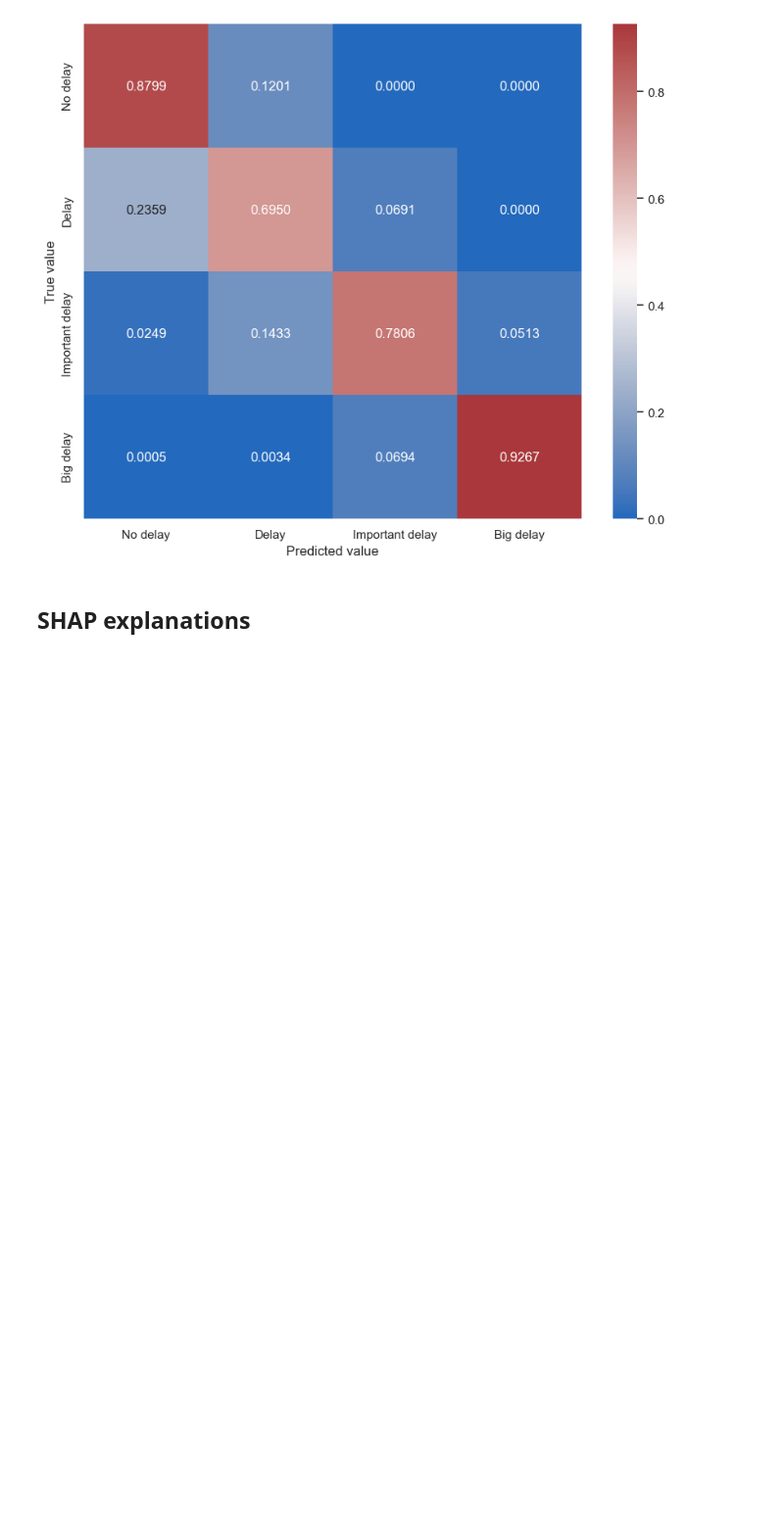
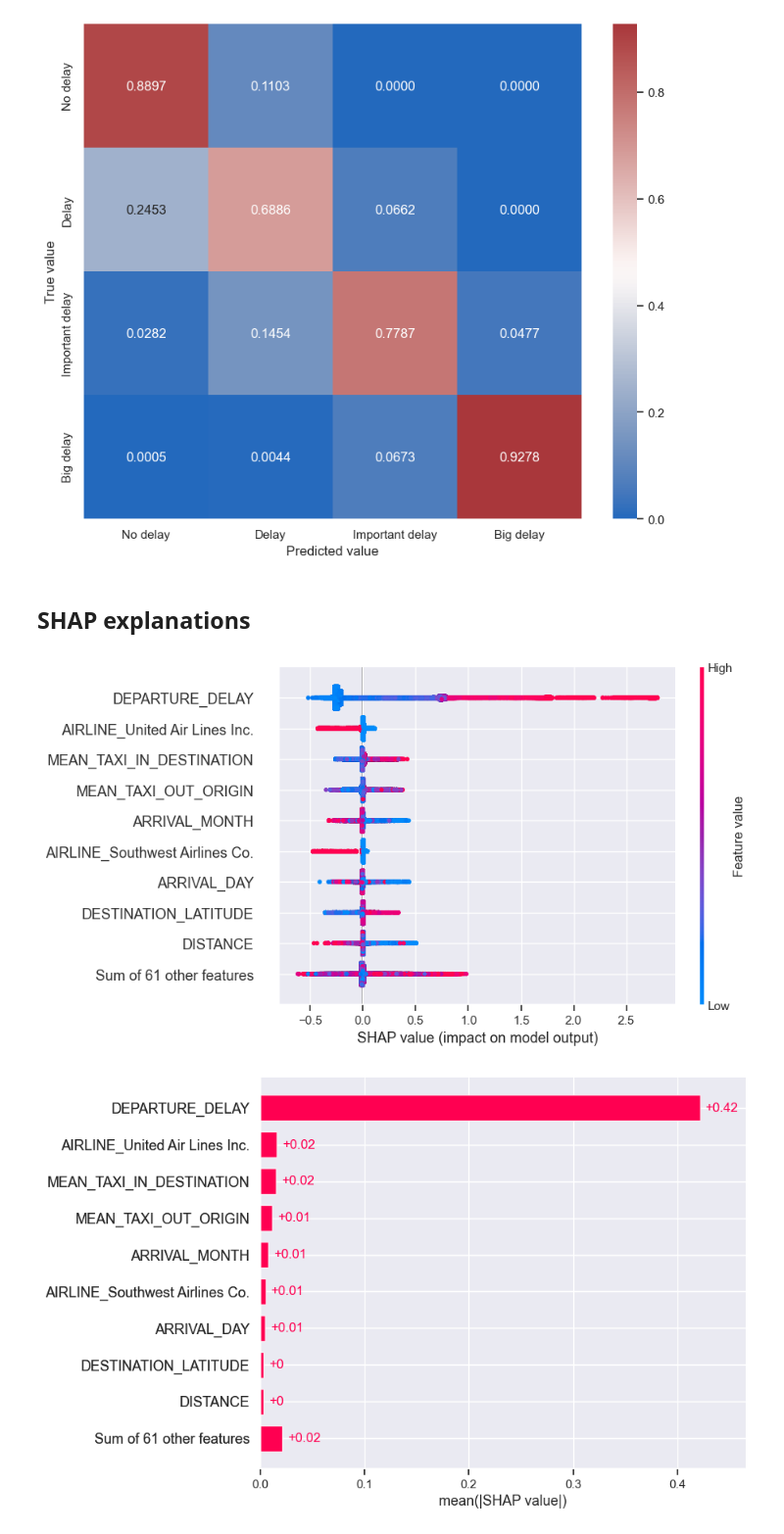
Before and after one commit to cezaryjanuszek/FlightDelays_prediction, a Jupyter notebook: PredictionModel_baseline.ipynb, the cells around one changed output. Shown at 98% size. Saved outputs shown, nothing was run; the diff lists cells and outputs as text; code cells hidden in the pictures; blank space fills up the shorter version.

Commit message:
shap added to baseline

```diff
--- a/PredictionModel_baseline.ipynb
+++ b/PredictionModel_baseline.ipynb
@@ -242,16 +233,3 @@ Counter(Y_train)
 Train samples:  976964
 Test samples:  418700
 Counter({0: 788206, 1: 128950, 2: 50797, 3: 9011})
-# %%
-# Addressing class imbalance with oversampling the minority classes with SMOTE and undersampling the majority class
-# over-sampling with synthetic data - SMOTE
-#oversample = SMOTE(sampling_strategy={1: 300000, 2:100000, 3:100000})
-#X_train, Y_train = oversample.fit_resample(X_train, Y_train)
-# random under-sampling
-#undersample = RandomUnderSampler(sampling_strategy={0: 500000})
-undersample1 = TomekLinks(sampling_strategy='majority')
-undersample2 = RandomUnderSampler(sampling_strategy={0: 400000})
-X_train, Y_train = undersample1.fit_resample(X_train, Y_train)
-X_train, Y_train = undersample2.fit_resample(X_train, Y_train)
-
-Counter(Y_train)
@@ -259,0 +236,6 @@ Counter({0: 400000, 1: 128950, 2: 50797, 3: 9011})
+# %%
+# random under-sampling
+undersample = RandomUnderSampler(sampling_strategy={0: 400000})
+X_train, Y_train = undersample.fit_resample(X_train, Y_train)
+
+Counter(Y_train)
@@ -295,9 +279,13 @@ explainer = shap.Explainer(clf_cv.predict, np.array(X_test))
 # get SHAP values
 shap_values = explainer(np.array(X_test))
 # %%
-# we add back the feature names stripped by the StandardScaler
+# we make sure that features have their right names
 for i, c in enumerate(X.columns):
     shap_values.feature_names[i] = c
 
 # plot
 shap.plots.beeswarm(shap_values)
+shap.plots.bar(shap_values)
+# %% [output]
+[figure, added]
+[figure, added]
```
Also changed, not shown: parts of 20 cells of this notebook, 2 other files.
